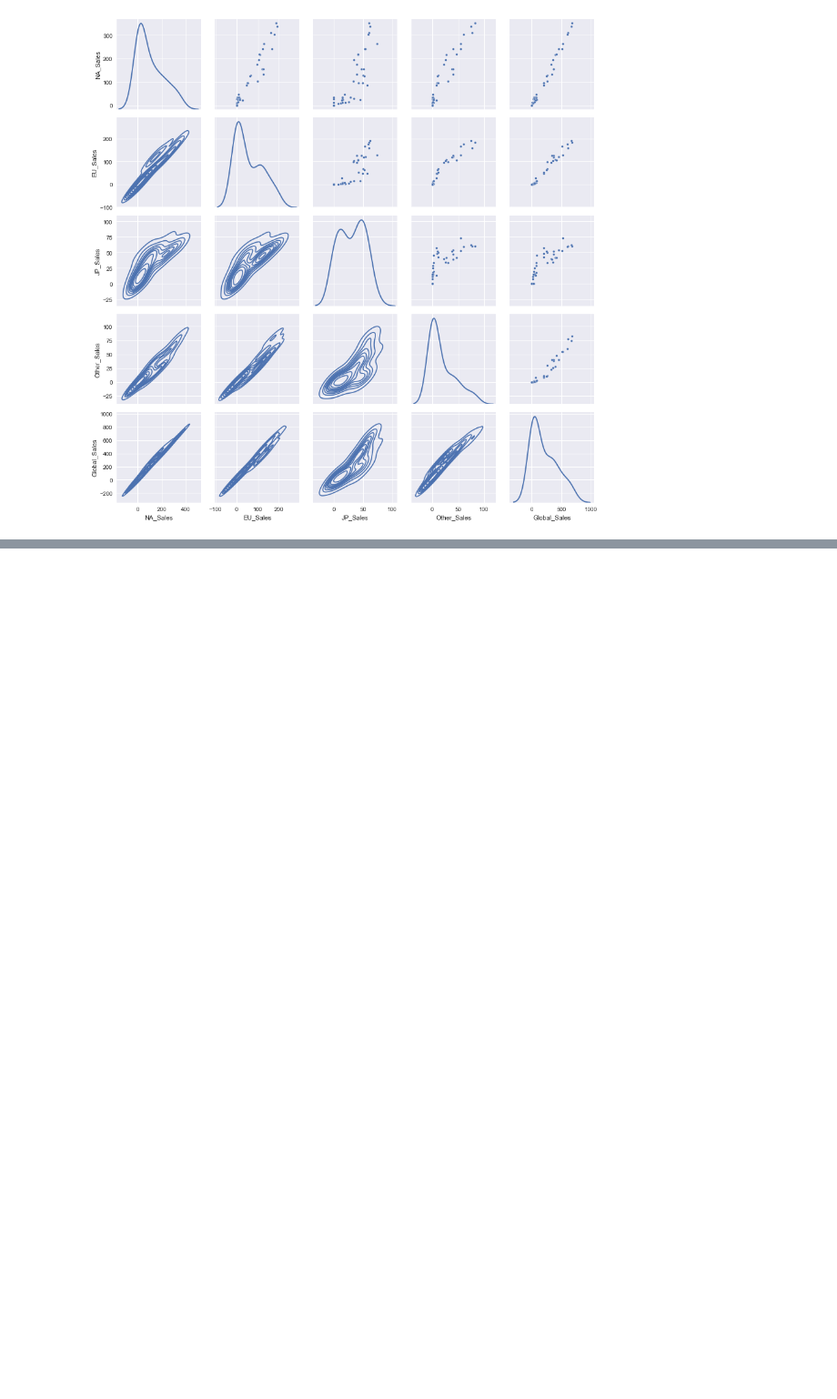
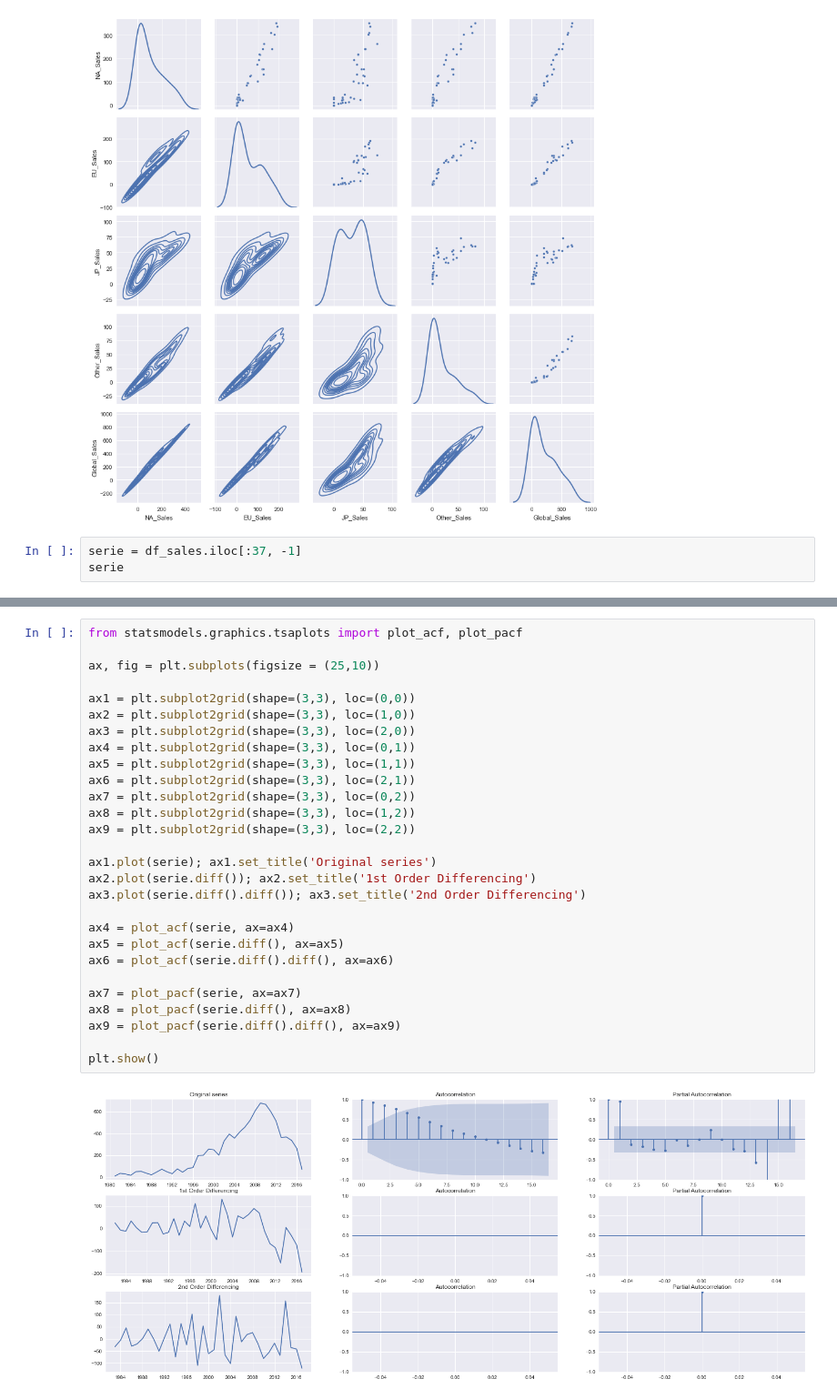
Before and after one commit to josue-islas/Videogames, a Jupyter notebook: Notebook.ipynb, the cells around one changed output, grey strips where cells are left out. Shown at 91% size. Cells and saved outputs as stored; diff of their text form; blank space fills up the shorter version.

Commit message:
Time series ARIMA

```diff
--- a/Notebook.ipynb
+++ b/Notebook.ipynb
@@ -591,3 +591,6 @@ g.map_diag(sns.kdeplot, lw=2)
 # %% [output]
 <seaborn.axisgrid.PairGrid at 0x...>
 [figure]
+# %%
+serie = df_sales.iloc[:37, -1]
+serie
@@ -593,0 +658,30 @@ g.map_diag(sns.kdeplot, lw=2)
+# %%
+from statsmodels.graphics.tsaplots import plot_acf, plot_pacf
+
+ax, fig = plt.subplots(figsize = (25,10))
+
+ax1 = plt.subplot2grid(shape=(3,3), loc=(0,0))
+ax2 = plt.subplot2grid(shape=(3,3), loc=(1,0))
+ax3 = plt.subplot2grid(shape=(3,3), loc=(2,0))
+ax4 = plt.subplot2grid(shape=(3,3), loc=(0,1))
+ax5 = plt.subplot2grid(shape=(3,3), loc=(1,1))
+ax6 = plt.subplot2grid(shape=(3,3), loc=(2,1))
+ax7 = plt.subplot2grid(shape=(3,3), loc=(0,2))
+ax8 = plt.subplot2grid(shape=(3,3), loc=(1,2))
+ax9 = plt.subplot2grid(shape=(3,3), loc=(2,2))
+
+ax1.plot(serie); ax1.set_title('Original series')
+ax2.plot(serie.diff()); ax2.set_title('1st Order Differencing')
+ax3.plot(serie.diff().diff()); ax3.set_title('2nd Order Differencing')
+
+ax4 = plot_acf(serie, ax=ax4)
+ax5 = plot_acf(serie.diff(), ax=ax5)
+ax6 = plot_acf(serie.diff().diff(), ax=ax6)
+
+ax7 = plot_pacf(serie, ax=ax7)
+ax8 = plot_pacf(serie.diff(), ax=ax8)
+ax9 = plot_pacf(serie.diff().diff(), ax=ax9)
+
+plt.show()
+# %% [output]
+[figure, added]
```
Also changed, not shown: parts of 9 cells of this notebook, 3 other files.
